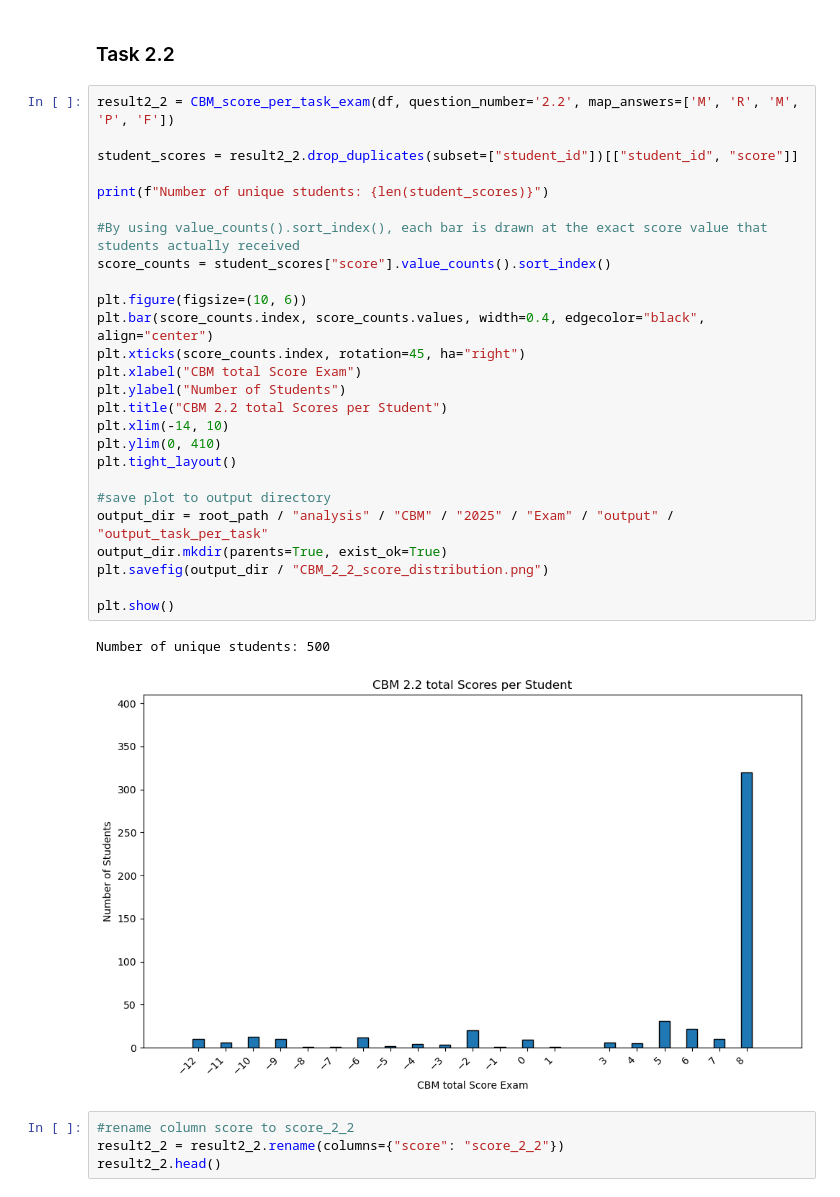
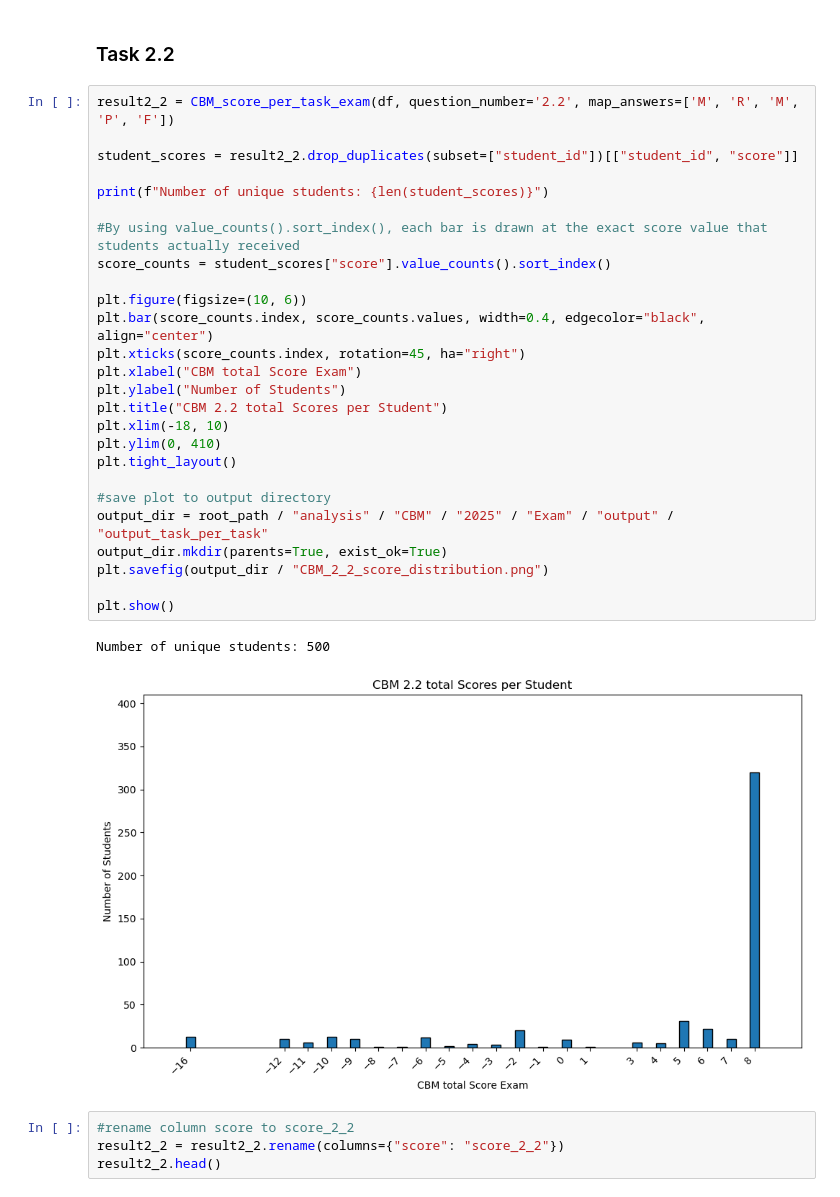
Before and after one commit to juliepe/exam_analysis_H25, a Jupyter notebook: analysis/CBM/2025/Exam/notebooks/5_CBM_score_per_task.ipynb, the cells around one changed output. Cells and saved outputs as stored; diff of their text form.

```diff
--- a/analysis/CBM/2025/Exam/notebooks/5_CBM_score_per_task.ipynb
+++ b/analysis/CBM/2025/Exam/notebooks/5_CBM_score_per_task.ipynb
@@ -78,32 +78,32 @@ result2_1.head()
 # %%
 result2_2 = CBM_score_per_task_exam(df, question_number='2.2', map_answers=['M', 'R', 'M', 'P', 'F'])
 
 student_scores = result2_2.drop_duplicates(subset=["student_id"])[["student_id", "score"]]
 
 print(f"Number of unique students: {len(student_scores)}")
 
 #By using value_counts().sort_index(), each bar is drawn at the exact score value that students actually received
 score_counts = student_scores["score"].value_counts().sort_index()
 
 plt.figure(figsize=(10, 6))
 plt.bar(score_counts.index, score_counts.values, width=0.4, edgecolor="black", align="center")
 plt.xticks(score_counts.index, rotation=45, ha="right")
 plt.xlabel("CBM total Score Exam")
 plt.ylabel("Number of Students")
 plt.title("CBM 2.2 total Scores per Student")
-plt.xlim(-14, 10)
+plt.xlim(-18, 10)
 plt.ylim(0, 410)
 plt.tight_layout()
 
 #save plot to output directory
 output_dir = root_path / "analysis" / "CBM" / "2025" / "Exam" / "output" / "output_task_per_task"
 output_dir.mkdir(parents=True, exist_ok=True)
 plt.savefig(output_dir / "CBM_2_2_score_distribution.png")
 
 plt.show()
 # %% [output]
 Number of unique students: 500
-[figure, old version]
+[figure, new version]
 # %%
 #rename column score to score_2_2
 result2_2 = result2_2.rename(columns={"score": "score_2_2"})
```
Also changed, not shown: parts of 6 cells of this notebook, 12 other files.
